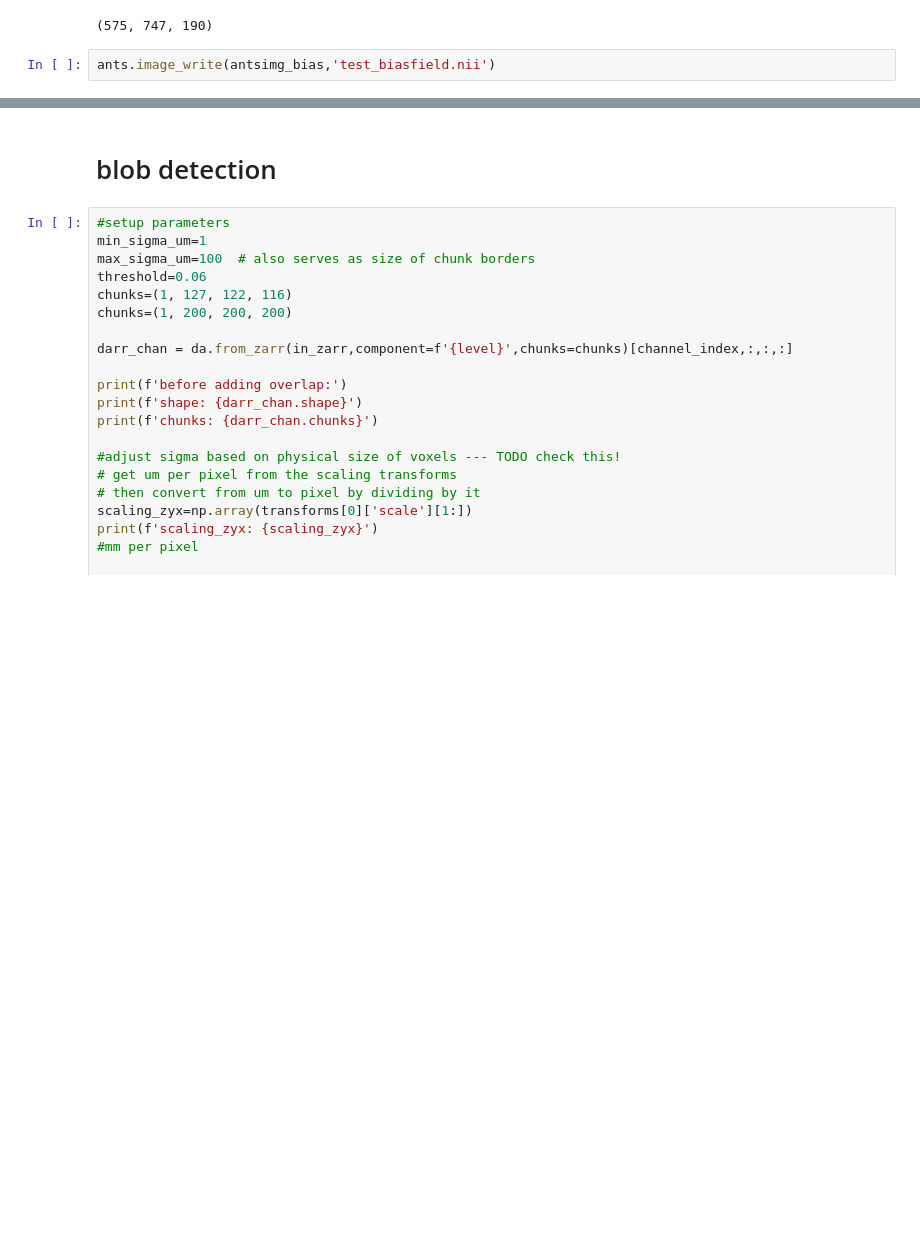
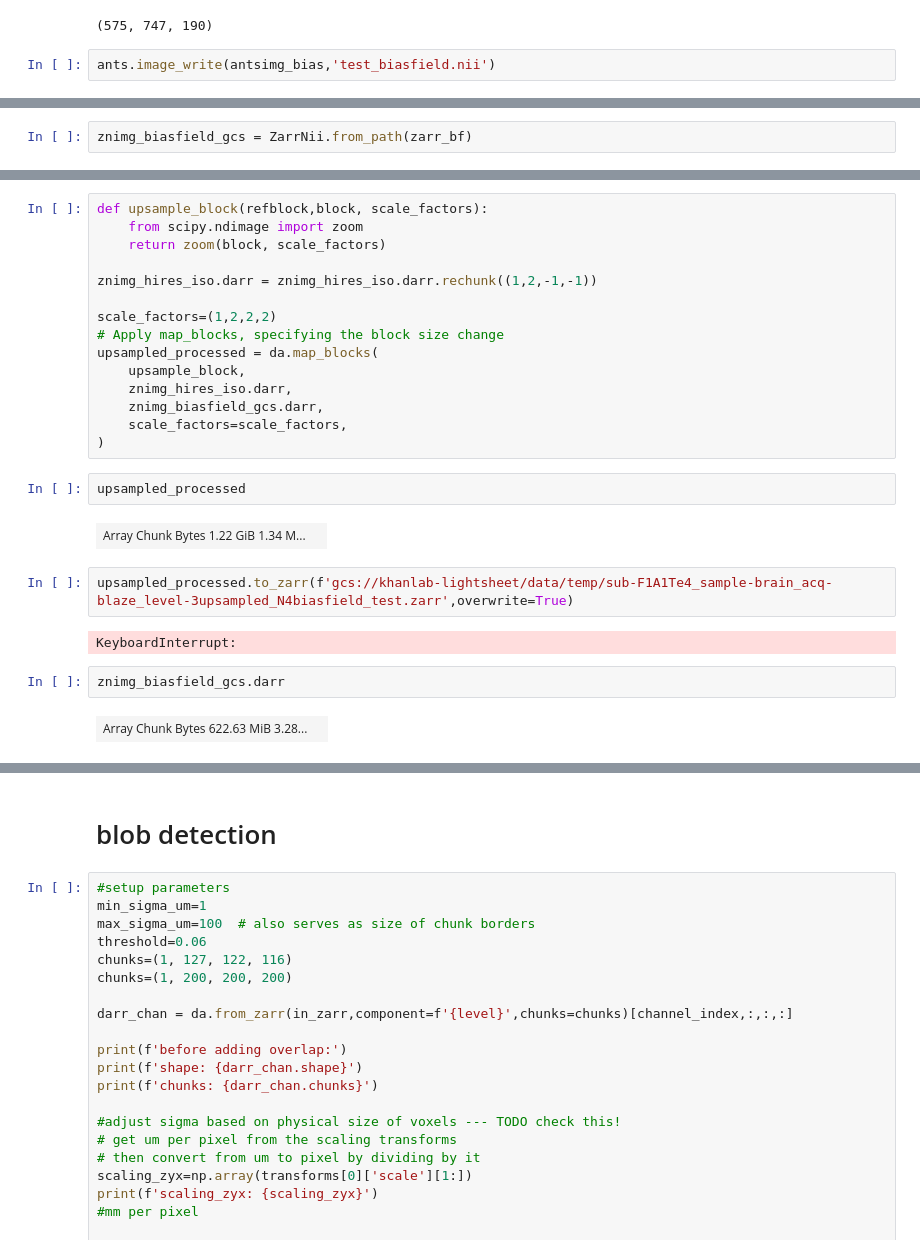
Before and after one commit to khanlab/SPIMquant, a Jupyter notebook: examples/notebooks/coiled_sandbox.ipynb, the cells around one changed output, grey strips where cells are left out. Saved outputs shown, nothing was run; the diff lists cells and outputs as text; blank space fills up the shorter version.

```diff
--- a/examples/notebooks/coiled_sandbox.ipynb
+++ b/examples/notebooks/coiled_sandbox.ipynb
@@ -172,3 +163,5 @@ Consider loading the data with Dask directly
  or using futures or delayed objects to embed the data into the graph without repetition.
 See also https://docs.dask.org/en/stable/best-practices.html#load-data-with-dask for more information.
   warnings.warn(
+# %%
+znimg_biasfield_gcs = ZarrNii.from_path(zarr_bf)
@@ -174,0 +178,27 @@ See also https://docs.dask.org/en/stable/best-practices.html#load-data-with-dask
+# %%
+def upsample_block(refblock,block, scale_factors):
+    from scipy.ndimage import zoom
+    return zoom(block, scale_factors)
+
+znimg_hires_iso.darr = znimg_hires_iso.darr.rechunk((1,2,-1,-1))
+
+scale_factors=(1,2,2,2)
+# Apply map_blocks, specifying the block size change
+upsampled_processed = da.map_blocks(
+    upsample_block,
+    znimg_hires_iso.darr,
+    znimg_biasfield_gcs.darr,
+    scale_factors=scale_factors,
+)
+# %%
+upsampled_processed
+# %% [output]
+| Array Chunk Bytes 1.22 GiB 1.34 M... |  |
+# %%
+upsampled_processed.to_zarr(f'gcs://khanlab-lightsheet/data/temp/sub-F1A1Te4_sample-brain_acq-blaze_level-3upsampled_N4biasfield_test.zarr',overwrite=True)
+# %% [output]
+KeyboardInterrupt:
+# %%
+znimg_biasfield_gcs.darr
+# %% [output]
+| Array Chunk Bytes 622.63 MiB 3.28... |  |
```
Also changed, not shown: parts of 17 cells of this notebook.
